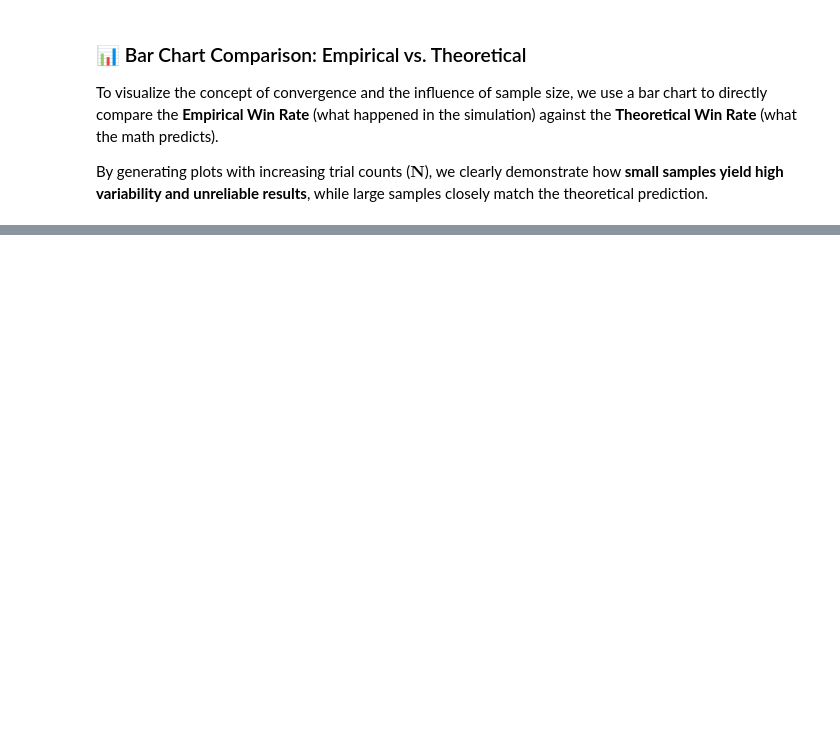
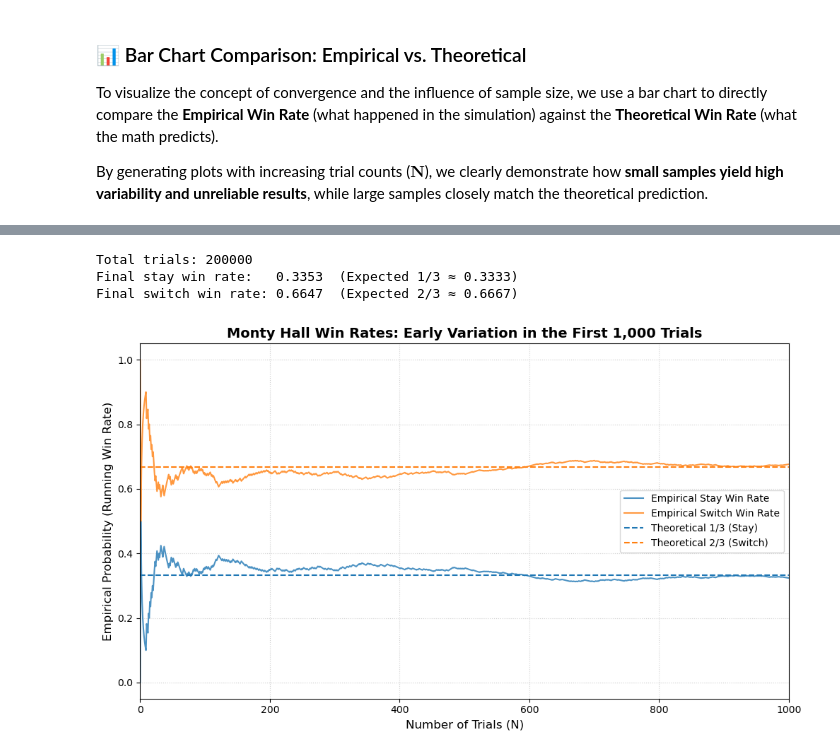
Before and after one commit to IE-ML-for-Healthcare/Bayesian-in-HC, a Jupyter notebook: 01_Monty_Hall_Frequentist_vs_Bayesian.ipynb, the cells around one changed output, grey strips where cells are left out. Saved outputs shown, nothing was run; the diff lists cells and outputs as text; code cells hidden in the pictures; blank space fills up the shorter version.

```diff
--- a/01_Monty_Hall_Frequentist_vs_Bayesian.ipynb
+++ b/01_Monty_Hall_Frequentist_vs_Bayesian.ipynb
@@ -257,34 +285,39 @@ print(f"Total trials: {N}")
 print(f"Final stay win rate:   {res['running_stay'][-1]:.4f}  (Expected 1/3 ≈ 0.3333)")
 print(f"Final switch win rate: {res['running_switch'][-1]:.4f}  (Expected 2/3 ≈ 0.6667)")
 
 
 # ---------------------------------------------------------------
 # Plot the convergence of probabilities
 # ---------------------------------------------------------------
 
 plt.figure(figsize=(10, 6))
 
 # Plot running averages over trials
 plt.plot(res["running_stay"], label="Empirical Stay Win Rate", color='tab:blue', alpha=0.8)
 plt.plot(res["running_switch"], label="Empirical Switch Win Rate", color='tab:orange', alpha=0.8)
 
 # Add horizontal dashed lines for theoretical values (the true probabilities)
 plt.axhline(1/3, linestyle="--", color="tab:blue", label="Theoretical 1/3 (Stay)")
 plt.axhline(2/3, linestyle="--", color="tab:orange", label="Theoretical 2/3 (Switch)")
 
 # Label the axes
 plt.xlabel("Number of Trials (N)", fontsize=12)
 plt.ylabel("Empirical Probability (Running Win Rate)", fontsize=12)
 
 # Add a descriptive title
-plt.title("Monty Hall Win Rates (Running avg) Converge to Theoretical Values", fontsize=14, fontweight='bold')
+plt.title("Monty Hall Win Rates: Early Variation in the First 1,000 Trials", fontsize=14, fontweight='bold')
 
 # Display legend and format nicely
 plt.legend(loc='center right')
 plt.grid(True, linestyle=':', alpha=0.6, axis='both')
 plt.tight_layout()
 plt.xlim(0, min(1000, N)) # Zoom in to show initial convergence
 plt.show()
+# %% [output]
+Total trials: 200000
+Final stay win rate:   0.3353  (Expected 1/3 ≈ 0.3333)
+Final switch win rate: 0.6647  (Expected 2/3 ≈ 0.6667)
+[figure, added]
 # %%
 # Evaluate across increasing batch sizes to show approximation quality
 batch_sizes = [100, 1000, 10000, 100000, 200000]
```
Also changed, not shown: parts of 13 cells of this notebook.
